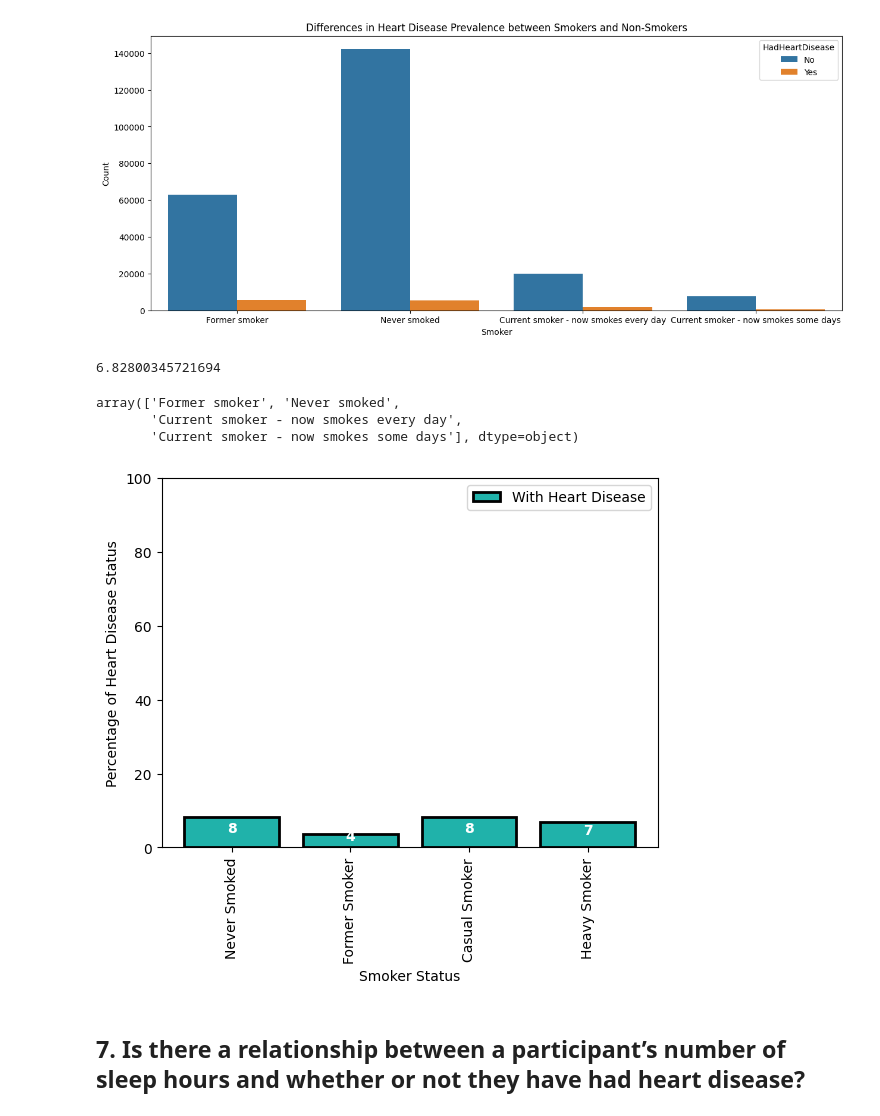
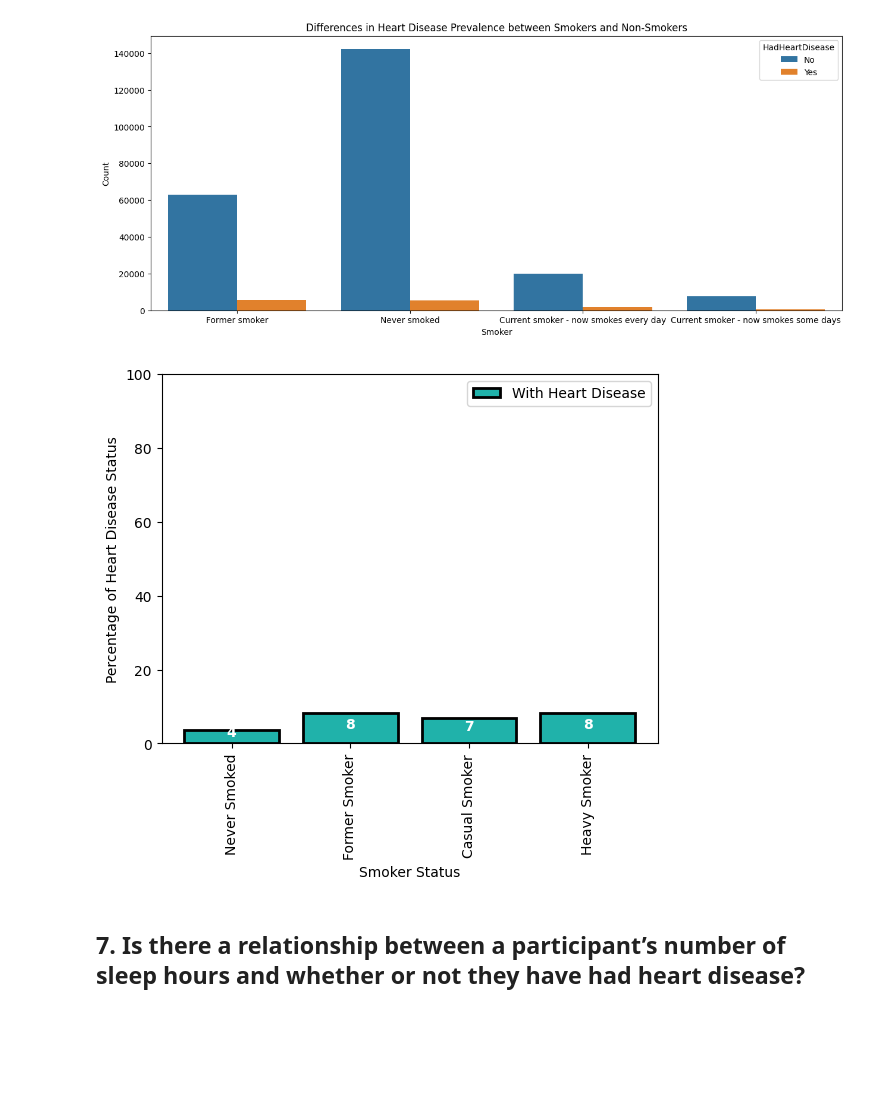
Before and after one commit to briangabini/csmodel, a Jupyter notebook: csmodel-project.ipynb, the cells around one changed output. Cells and saved outputs as stored; diff of their text form; code cells hidden in the pictures; blank space fills up the shorter version.

```diff
--- a/csmodel-project.ipynb
+++ b/csmodel-project.ipynb
@@ -770,53 +770,41 @@ sorted_heart_disease_values.append((temp_arr[0].value_counts(normalize=True) * 1
 sorted_heart_disease_values.append((temp_arr[3].value_counts(normalize=True) * 100).values[1]) # Heavy Smoker
 sorted_heart_disease_values.append(
     (temp_arr[2].value_counts(normalize=True) * 100).values[1]) # Casual Smoker
-
-smoker_status_values
-
-(temp_arr[3].value_counts(normalize=True) * 100).values[1]
-# %% [output]
-6.82800345721694
-# %%
-smoker_status_values
-# %% [output]
-array(['Former smoker', 'Never smoked',
-       'Current smoker - now smokes every day',
-       'Current smoker - now smokes some days'], dtype=object)
 # %%
 # Use Stacked bar chart - https://python-charts.com/part-whole/stacked-bar-chart-matplotlib/
 fig, ax = plt.subplots()
 
 # configure the bars/handles to represent data
-ax.bar(groups, with_heart_disease_values, edgecolor="black",
+ax.bar(groups, sorted_heart_disease_values, edgecolor="black",
        linewidth=2, color="lightseagreen", label="With Heart Disease")
 
 # get the handles and labels using get_legend_handles_labels()
 handles, labels = ax.get_legend_handles_labels()
 # reverse the order of the labels and handles
 ax.legend(handles[::-1], labels[::-1], loc='upper right')
 
 ax.set_ylim(0, 100)
 
 # Set the axis labels
 ax.set_ylabel("Percentage of Heart Disease Status")
 ax.set_xlabel("Smoker Status")
 
 # Label the specific bars with the corresponding data (percentage in this case)
 for bar in ax.patches:
     ax.text(bar.get_x() + bar.get_width() / 2,
             bar.get_height() / 2 + bar.get_y(),
             round(bar.get_height()), ha='center',
             color='white', weight='bold', size=10)
 
 # rotate the x-axis labels for readability
 labels = ax.get_xticklabels()
 for label in labels:
     label.set_rotation(90)
 
 # show the plot
 plt.show()
 # %% [output]
-[figure, old version]
+[figure, new version]
 # %% [markdown]
 ## 7. Is there a relationship between a participant’s number of sleep hours and whether or not they have had heart disease?
 # %% [markdown]
```
